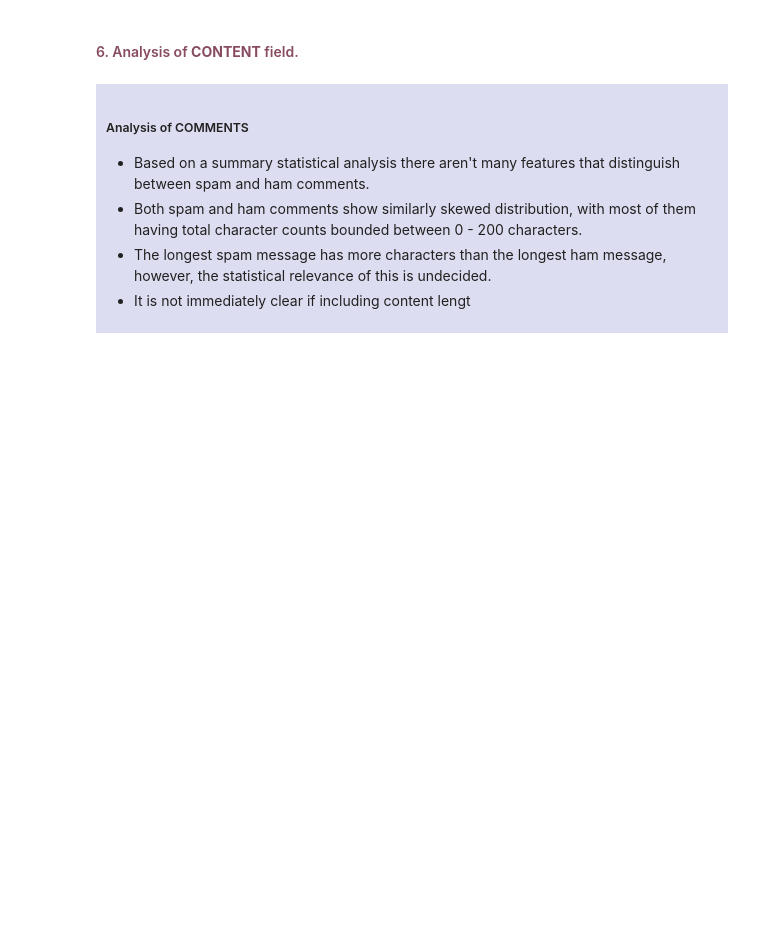
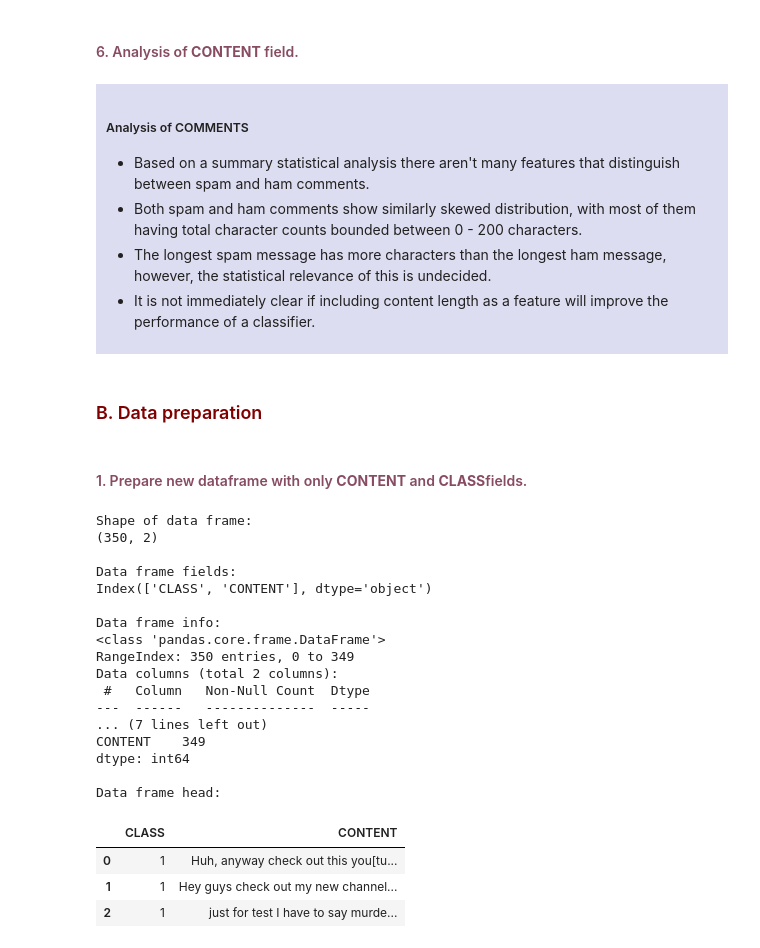
Before and after one commit to udaykurien/NLP_Project_Group3, a Jupyter notebook: final_project.ipynb, the cells around one changed output. Cells and saved outputs as stored; diff of their text form; code cells hidden in the pictures; blank space fills up the shorter version.

Commit message:
Create new dataframe with correct columns for classifier.

```diff
--- a/final_project.ipynb
+++ b/final_project.ipynb
@@ -200,8 +200,57 @@ plt.show()
                     The longest spam message has more characters than the longest ham message, however, the statistical relevance of this is undecided.
                 </li>
                 <li>
-                    It is not immediately clear if including content lengt
+                    It is not immediately clear if including content length as a feature will improve the performance of a classifier.
                 </li>
             </ul>
     </body>
 </div>
+# %% [markdown]
+<h3 style="color:maroon;">B. Data preparation</h3>
+# %% [markdown]
+<h4 style="color:#874c62;">1. Prepare new dataframe with only <b>CONTENT</b> and <b>CLASS</b>fields.</h4>
+# %%
+# Create new dataframe with appropriate fields
+proc_data = raw_data[["CLASS","CONTENT"]]
+
+# Inspect the dataframe
+print(Colors.BLUE + "Shape of data frame:" + Colors.END)
+print(proc_data.shape)
+print("")
+
+print(Colors.BLUE + "Data frame fields:" + Colors.END)
+print(proc_data.columns)
+print("")
+
+print(Colors.BLUE + "Data frame info:" + Colors.END)
+proc_data.info()
+print("")
+
+print(Colors.BLUE + "Unique entries per attribute:" + Colors.END)
+print(proc_data.nunique())
+print("")
+
+print(Colors.BLUE + "Data frame head:" + Colors.END)
+proc_data.head(3)
+# %% [output]
+Shape of data frame:
+(350, 2)
+
+Data frame fields:
+Index(['CLASS', 'CONTENT'], dtype='object')
+
+Data frame info:
+<class 'pandas.core.frame.DataFrame'>
+RangeIndex: 350 entries, 0 to 349
+Data columns (total 2 columns):
+ #   Column   Non-Null Count  Dtype
+---  ------   --------------  -----
+... (7 lines left out)
+CONTENT    349
+dtype: int64
+
+Data frame head:
+|  | CLASS | CONTENT |
+| 0 | 1 | Huh, anyway check out this you[tu... |
+| 1 | 1 | Hey guys check out my new channel... |
+| 2 | 1 | just for test I have to say murde... |
```
